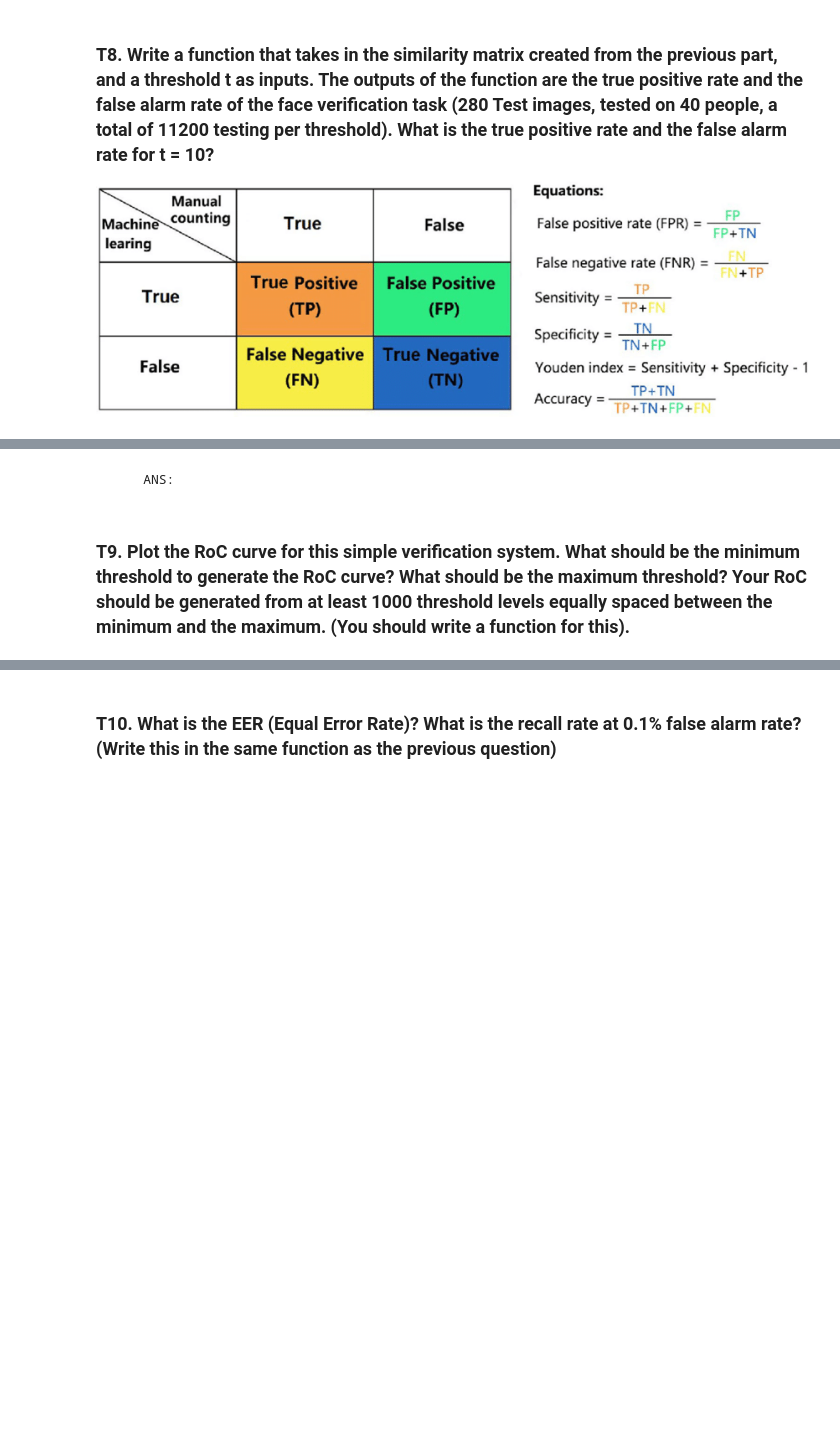
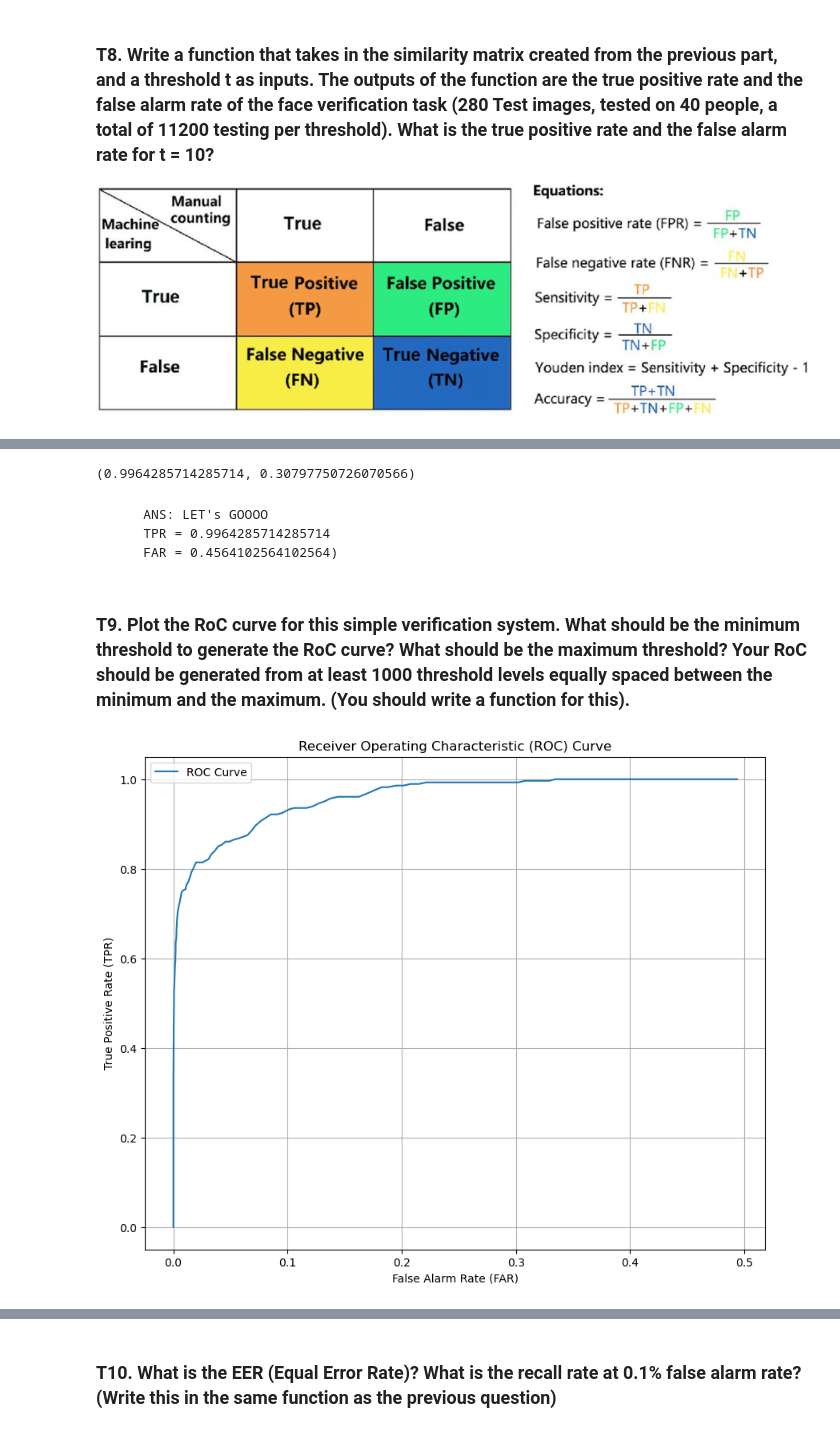
Before and after one commit to JeansAthiwat/Pattern_2024, a Jupyter notebook: HW/HW03/HW3_Fisherfaces(student).ipynb, the cells around one changed output, grey strips where cells are left out. Drawn from its saved outputs; the diff is of its cells as text; code cells hidden in the pictures; blank space fills up the shorter version.

```diff
--- a/HW/HW03/HW3_Fisherfaces(student).ipynb
+++ b/HW/HW03/HW3_Fisherfaces(student).ipynb
@@ -507,8 +507,8 @@ def train_test_saparator(xf_matrix, train_amount=3, test_amount=7, pose_amount=1
         D (2D metrix): test data
     """
     #first saparate between T and D right?
-    T_matrix = xf_matrix[:,0:train_amount,:,:]
-    D_matrix = xf_matrix[:,train_amount:train_amount+test_amount,:,:]
+    T_matrix = xf_matrix[:,:train_amount,:,:]
+    D_matrix = xf_matrix[:,train_amount:,:,:]
 
     T = organize_shape(T_matrix)
     D = organize_shape(D_matrix)
@@ -630,23 +621,55 @@ TypeError: min_distance_matrix() missing 1 required positional argument: 'train_
 # %%
 # INSERT CODE HERE
+t = 10
+evaluate_performance(similarity_matrix, t)
+# %% [output]
+(0.9964285714285714, 0.30797750726070566)
-# %% [markdown]
-        ANS:
+# %% [markdown]
+        ANS: LET's GOOOO
+        TPR = 0.9964285714285714
+        FAR = 0.4564102564102564)
 # %% [markdown]
 ### T9. Plot the RoC curve for this simple verification system. What should be the minimum threshold to generate the RoC curve? What should be the maximum threshold? Your RoC should be generated from at least 1000 threshold levels equally spaced between the minimum and the maximum. (You should write a function for this).
-# %%
-def calculate_roc(input_mat):
-    """
-    TODO: Calculate a list of true_pos_rate and a list of false_neg_rate from the given matrix.
-    """
-
-    # INSERT CODE HERE
-
-    return tpr_list, far_list
-
-def plot_roc(input_mat):
-    """
-    TODO: Plot RoC Curve from a given matrix.
-    """
-    # INSERT CODE HERE
+# %%
+def calculate_roc(input_mat, recall_at_far_value, start_t, end_t):
+    """
+    TODO: Calculate a list of true_pos_rate and a list of false_neg_rate from the given matrix.
+    """
+
+    # INSERT CODE HERE
+    t = 0
+    TPR_list = []
+    FAR_list = []
+
+    for t_value in np.arange(start_t,end_t, (end_t-start_t)/1000.0):
+      TPR, FAR = evaluate_performance(input_mat, t_value)
+      TPR_list.append(TPR)
+      FAR_list.append(FAR)
+
+    return TPR_list, FAR_list
+
+def plot_roc(input_mat):
+    """
+    Plot RoC Curve from a given matrix.
+
+    Args:
+        input_mat (numpy.ndarray): Input matrix
+        train_amount (int): Number of training images per person
+    """
+    TPR_list, FAR_list = calculate_roc(input_mat,recall_at_far_value = 0.001, start_t = 0.75, end_t = 50.75)
+
+    # Plot ROC Curve
+    plt.figure(figsize=(10, 8))
+    plt.plot(FAR_list, TPR_list, label='ROC Curve')
+    plt.title('Receiver Operating Characteristic (ROC) Curve')
+    plt.xlabel('False Alarm Rate (FAR)')
+    plt.ylabel('True Positive Rate (TPR)')
+    plt.legend()
+    plt.grid(True)
+    plt.show()
+
+plot_roc(similarity_matrix)
+# %% [output]
+[figure, added]
 # %%
 # INSERT CODE HERE
```
Also changed, not shown: parts of 5 cells of this notebook.
